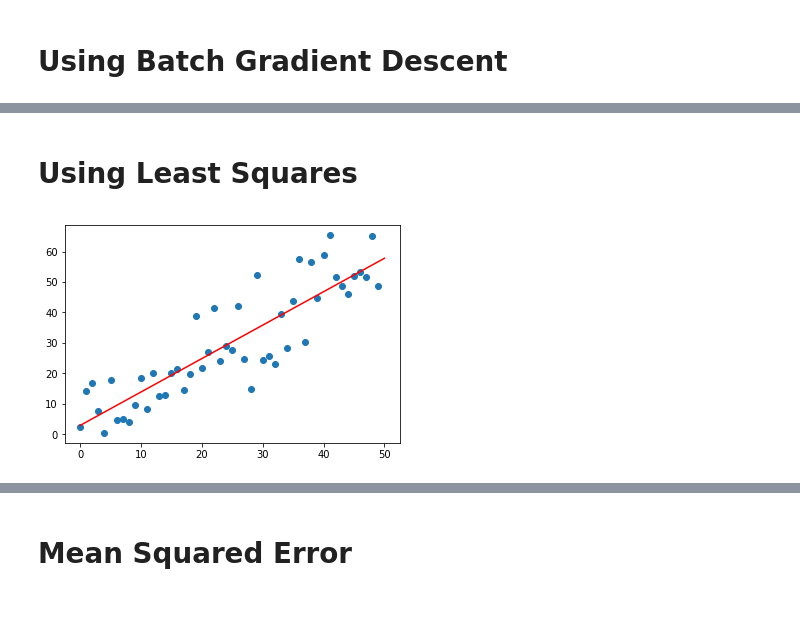
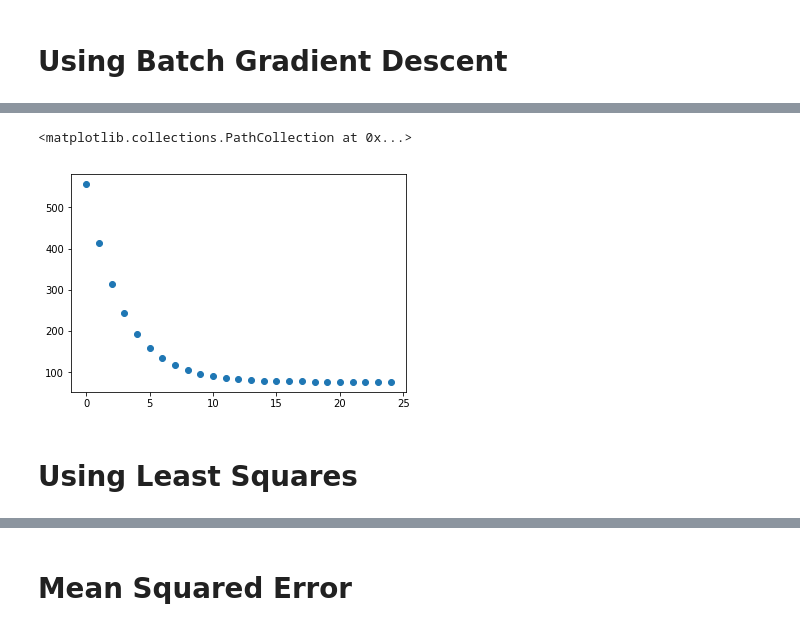
Before and after one commit to ReiiSky/RecurrentLabs, a Jupyter notebook: LinearRegression/Linear Regression.ipynb, the cells around one changed output, grey strips where cells are left out. Saved outputs shown, nothing was run; the diff lists cells and outputs as text; code cells hidden in the pictures.

```diff
--- a/LinearRegression/Linear Regression.ipynb
+++ b/LinearRegression/Linear Regression.ipynb
@@ -65,3 +96,9 @@ B: -0.7406744800720813
+# %%
+matplotlib.pyplot.clf()
+matplotlib.pyplot.scatter(range(epoch), errors)
+# %% [output]
+<matplotlib.collections.PathCollection at 0x...>
+[figure, added]
 # %% [markdown]
 # Using Least Squares
 # %%
@@ -77,11 +114,3 @@ leastSquaresGD = 0.0
 
 y1 = (b * start) + a
 y2 = (b * end) + a
-# %%
-matplotlib.pyplot.clf()
-matplotlib.pyplot.scatter(xDataSet,yDataSet)
-matplotlib.pyplot.plot([start, end],[y1, y2], color='r')
-matplotlib.pyplot.show()
-#matplotlib.pyplot.savefig("lse.png")
-# %% [output]
-[figure, removed]
```
Also changed, not shown: parts of 12 cells of this notebook, 1 other file.
